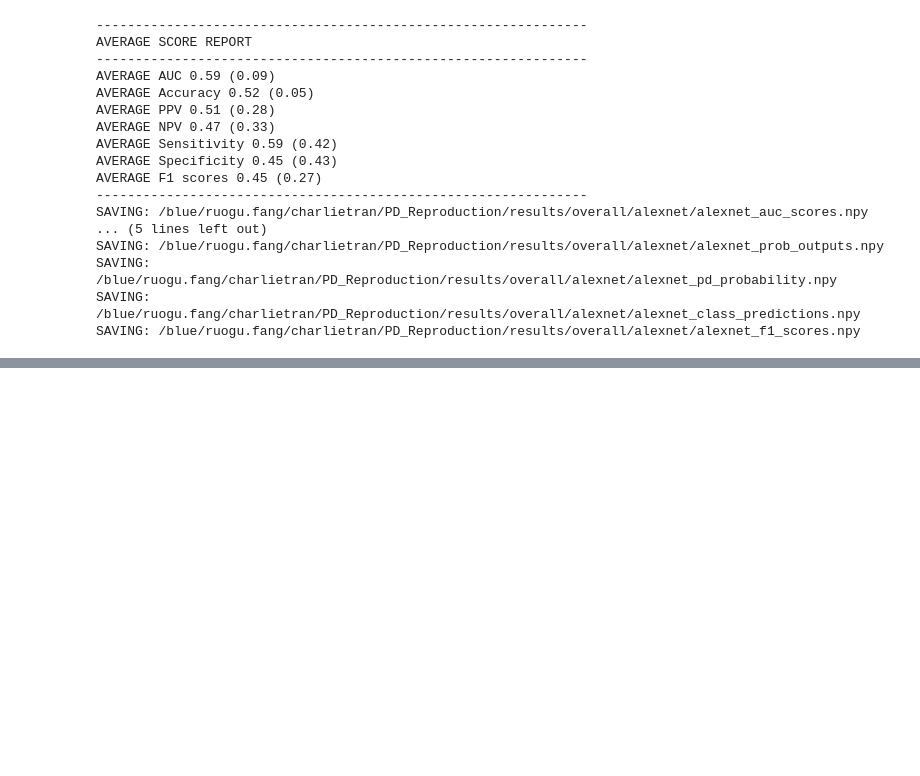
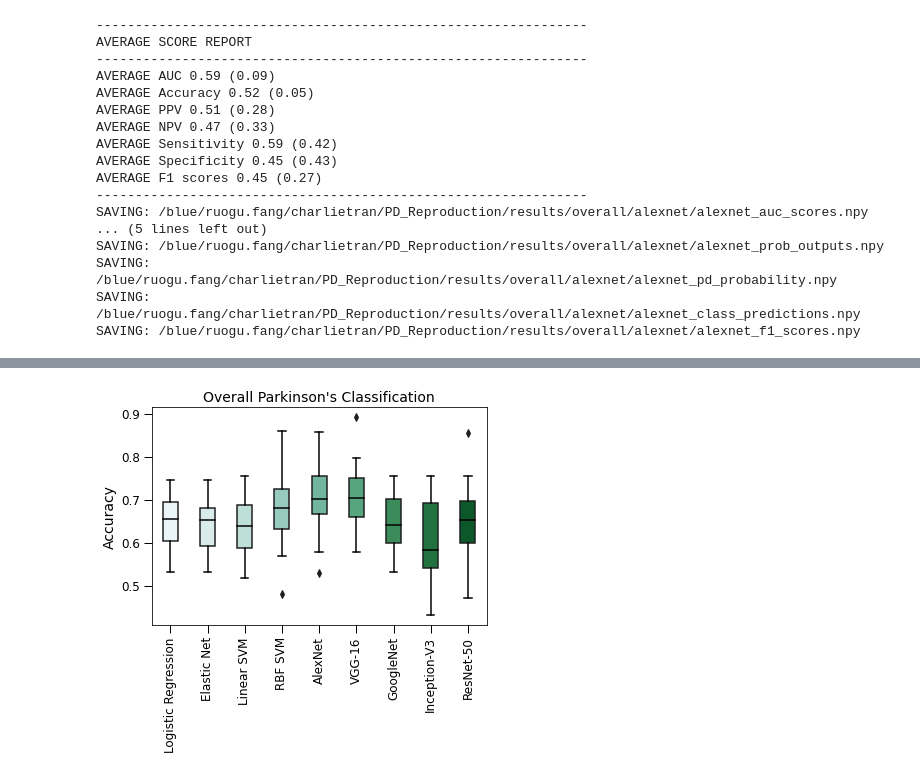
Before and after one commit to lab-smile/RetinaPD, a Jupyter notebook: RetinaPD_Project_Code.ipynb, the cells around one changed output, grey strips where cells are left out. Saved outputs shown, nothing was run; the diff lists cells and outputs as text; code cells hidden in the pictures; blank space fills up the shorter version.

Commit message:
Updated visualizaions and results

```diff
--- a/RetinaPD_Project_Code.ipynb
+++ b/RetinaPD_Project_Code.ipynb
@@ -1066,0 +1475,84 @@ shutil.rmtree('/blue/ruogu.fang/charietran/PD_Reproduction/models/')
+# %%
+import seaborn as sns
+
+base_folder = '/blue/ruogu.fang/charlietran/PD_Reproduction/results/'
+experiment_tag = 'overall'
+
+
+font = {'fontname':'Arial'}
+
+logistic_regression = np.load(os.path.join(base_folder,
+                                           experiment_tag,
+                                           'logistic_regression',
+                                           'logistic_regression_accuracy_scores.npy'), allow_pickle = True).tolist()
+elastic_net = np.load(os.path.join(base_folder,
+                                           experiment_tag,
+                                           'elastic_net',
+                                           'elastic_net_accuracy_scores.npy'), allow_pickle = True).tolist()
+svm_linear = np.load(os.path.join(base_folder,
+                                           experiment_tag,
+                                           'svm_linear',
+                                           'svm_linear_accuracy_scores.npy'), allow_pickle = True).tolist()
+svm_rbf = np.load(os.path.join(base_folder,
+                                           experiment_tag,
+                                           'svm_rbf',
+                                           'svm_rbf_accuracy_scores.npy'), allow_pickle = True).tolist()
+alexnet = np.load(os.path.join(base_folder,
+                                           experiment_tag,
+                                           'alexnet',
+                                           'alexnet_accuracy_scores.npy'), allow_pickle = True).tolist()
+
+
+vgg = np.load(os.path.join(base_folder,
+                                           experiment_tag,
+                                           'vgg',
+                                           'vgg_accuracy_scores.npy'), allow_pickle = True).tolist()
+
+googlenet = np.load(os.path.join(base_folder,
+                                           experiment_tag,
+                                           'googlenet',
+                                           'inceptionv1_accuracy_scores.npy'), allow_pickle = True).tolist()
+
+inceptionv3 = np.load(os.path.join(base_folder,
+                                           experiment_tag,
+                                           'inceptionv3',
+                                           'inceptionv3_accuracy_scores.npy'), allow_pickle = True).tolist()
+
+resnet = np.load(os.path.join(base_folder,
+                                           experiment_tag,
+                                           'resnet',
+                                           'resnet_accuracy_scores.npy'), allow_pickle = True).tolist()
+
+
+
+model_names = ['Logistic Regression', 'Elastic Net', 'Linear SVM', 'RBF SVM', 'AlexNet', 'VGG-16', 'GoogleNet', 'InceptionV3', 'ResNet-50']
+scores = [logistic_regression, elastic_net, svm_linear, svm_rbf, alexnet, vgg, googlenet, inceptionv3, resnet]
+
+dataset = pd.DataFrame()
+dataset['Logistic Regression'] = scores[0]
+dataset['Elastic Net'] = scores[1]
+dataset['Linear SVM'] = scores[2]
+dataset['RBF SVM'] = scores[3]
+dataset['AlexNet'] = scores[4]
+dataset['VGG-16'] = scores[5]
+dataset['GoogleNet'] = scores[6]
+dataset['Inception-V3'] = scores[7]
+dataset['ResNet-50'] = scores[8]
+
+
+ax = sns.boxplot(data=dataset, width = 0.4, palette = 'BuGn')
+#sns.set_style("whitegrid")
+for line in ax.get_lines():
+    line.set_color('black')
+
+ax.set_xticklabels(ax.get_xticklabels(), rotation=90, ha="right", fontsize = 13, **font)
+ax.set_ylabel('Accuracy', fontsize = 14, **font)
+for label in ax.get_xticklabels():
+    label.set_horizontalalignment('center')
+ax.xaxis.set_tick_params(width=1, length = 8)
+ax.yaxis.set_tick_params(width=1, length = 8)
+ax.tick_params(axis='both', which='major', labelsize=12)
+ax.tick_params(axis='both', which='minor', labelsize=12)
+
+plt.title("Overall Parkinson's Classification", fontsize = 14)
+# %% [output]
@@ -1066,0 +1560 @@ shutil.rmtree('/blue/ruogu.fang/charietran/PD_Reproduction/models/')
+[figure, added]
```
Also changed, not shown: parts of 24 cells of this notebook, 3 other files.
